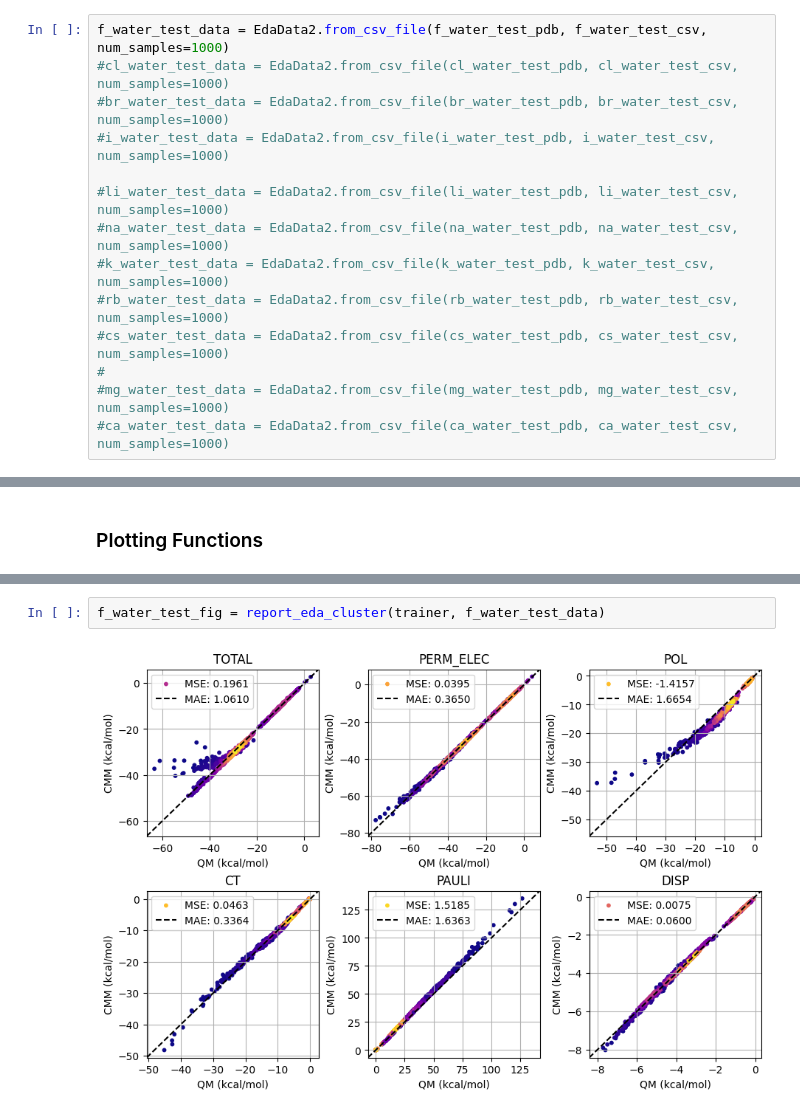
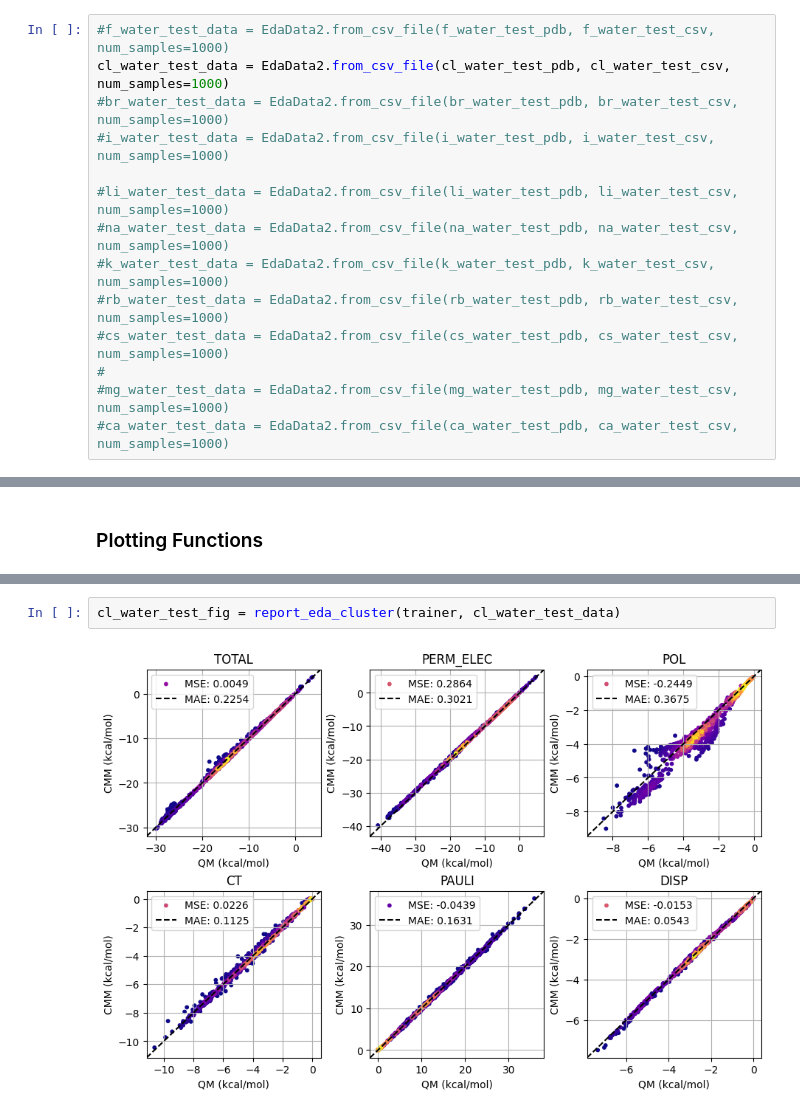
Before and after one commit to Ericwang6/pyCMM, a Jupyter notebook: notebooks/ion_water_analysis.ipynb, the cells around one changed output, grey strips where cells are left out. Saved outputs shown, nothing was run; the diff lists cells and outputs as text.

```diff
--- a/notebooks/ion_water_analysis.ipynb
+++ b/notebooks/ion_water_analysis.ipynb
@@ -97,8 +97,8 @@ ca_water_scan_csv = os.path.join(data_path, "ion_water_scans/h2o_ca_scan.csv")
 na_cl_scan_pdb = os.path.join(data_path, "ion_ion_scans/na_cl_scan.pdb")
 na_cl_scan_csv = os.path.join(data_path, "ion_ion_scans/na_cl_scan.csv")
 # %%
-f_water_test_data = EdaData2.from_csv_file(f_water_test_pdb, f_water_test_csv, num_samples=1000)
-#cl_water_test_data = EdaData2.from_csv_file(cl_water_test_pdb, cl_water_test_csv, num_samples=1000)
+#f_water_test_data = EdaData2.from_csv_file(f_water_test_pdb, f_water_test_csv, num_samples=1000)
+cl_water_test_data = EdaData2.from_csv_file(cl_water_test_pdb, cl_water_test_csv, num_samples=1000)
 #br_water_test_data = EdaData2.from_csv_file(br_water_test_pdb, br_water_test_csv, num_samples=1000)
 #i_water_test_data = EdaData2.from_csv_file(i_water_test_pdb, i_water_test_csv, num_samples=1000)
 
@@ -186,7 +198,7 @@ f_water_scan_fig = report_eda_scan(trainer, f_water_scan_data)
 # %%
-f_water_test_fig = report_eda_cluster(trainer, f_water_test_data)
+cl_water_test_fig = report_eda_cluster(trainer, cl_water_test_data)
 # %% [output]
-[figure, old version]
+[figure, new version]
 # %%
 na_cl_scan_fig = report_eda_scan(trainer, na_cl_scan_data)
 # %% [output]
```
Also changed, not shown: parts of 6 cells of this notebook, 2 other files.
